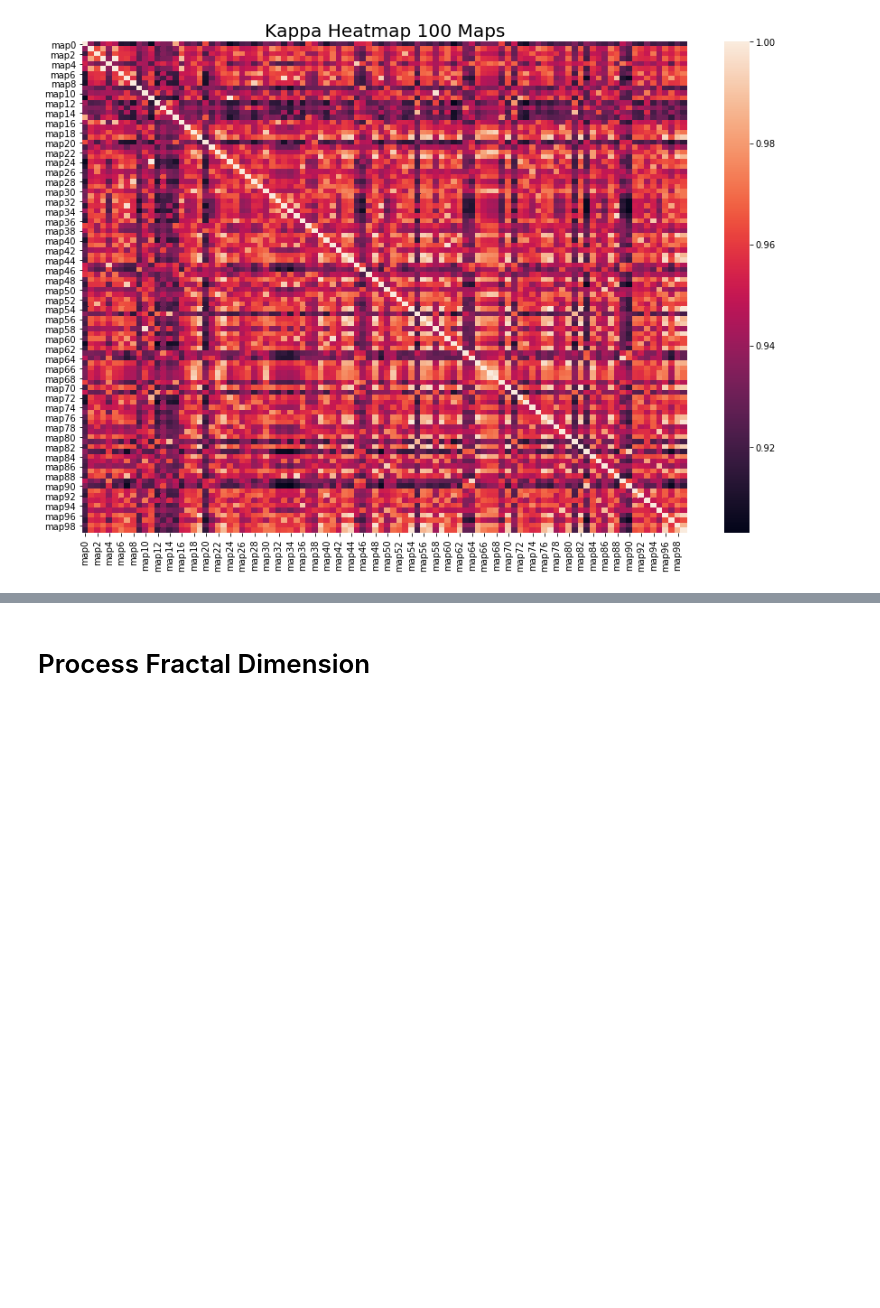
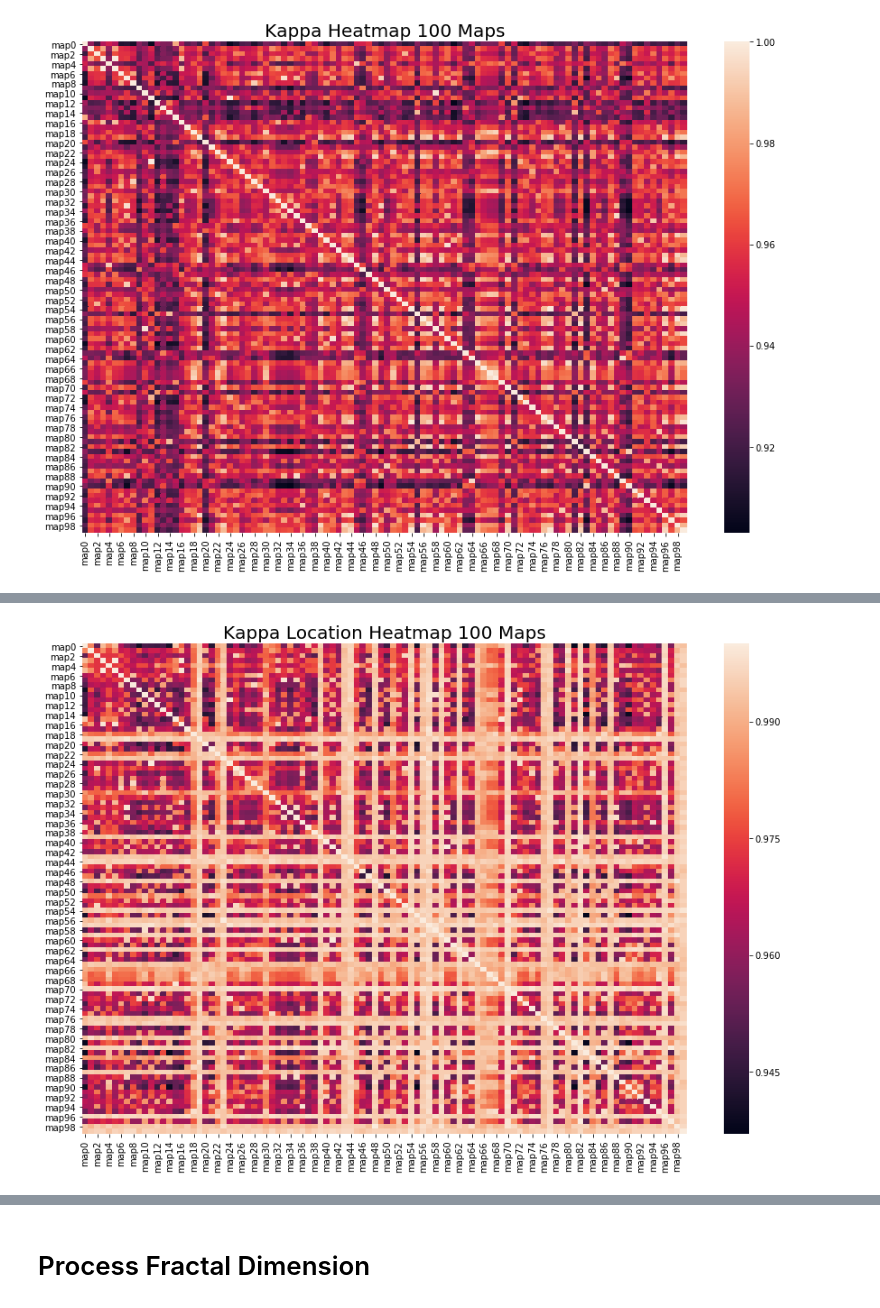
Before and after one commit to OQuispel/metric_clustering, a Jupyter notebook: cmdprompt_mck.ipynb, the cells around one changed output, grey strips where cells are left out. Cells and saved outputs as stored; diff of their text form; code cells hidden in the pictures; blank space fills up the shorter version.

```diff
--- a/cmdprompt_mck.ipynb
+++ b/cmdprompt_mck.ipynb
@@ -77,6 +87,9 @@ df_kappa.head(10)
 # %%
 df_clumpi = df_gen(5)
 df_fractal = df_gen(5)
+df_simpsons = df_gen(5)
+df_5 = df_gen(5)
+df_100 = df_gen(100)
 # %% [markdown]
 ## Process Kappa
 # %%
@@ -125,0 +141,20 @@ _ = plt.title("Kappa Heatmap 100 Maps", fontsize =20)
+# %%
+df_loc = df_100
+
+for i in range(100):
+    for j in range(100):
+        if i < j:
+            map_one = 'map' + str(i)
+            map_two = 'map' + str(j)
+            comparison = 'C:/LUMOS/MCK/Output/Kappa/' + 'Kappa' + str(i) + '_' + str(j) + '.sts'
+            with open(comparison, 'r') as file:
+                for l, line in enumerate(file):
+                    if l == 3:
+                        loc = line.find(' klocation="')
+                        loc_start = loc + len(' klocation="')
+                        loc_end =  line.find('"', loc_start)
+                        df_loc.loc[map_one, map_two] = float(line[loc_start:loc_end])
+                        df_loc.loc[map_two, map_one] = float(line[loc_start:loc_end])
+# %%
+df_loc = df_loc.astype(float).round(decimals=3)
+df_loc.head(10)
@@ -125,0 +174,6 @@ _ = plt.title("Kappa Heatmap 100 Maps", fontsize =20)
+# %%
+_ = plt.figure(figsize=(15,10))
+_ = sns.heatmap(df_loc)
+_ = plt.title("Kappa Location Heatmap 100 Maps", fontsize =20)
+# %% [output]
+[figure, added]
```
Also changed, not shown: parts of 16 cells of this notebook, 1 other file.
